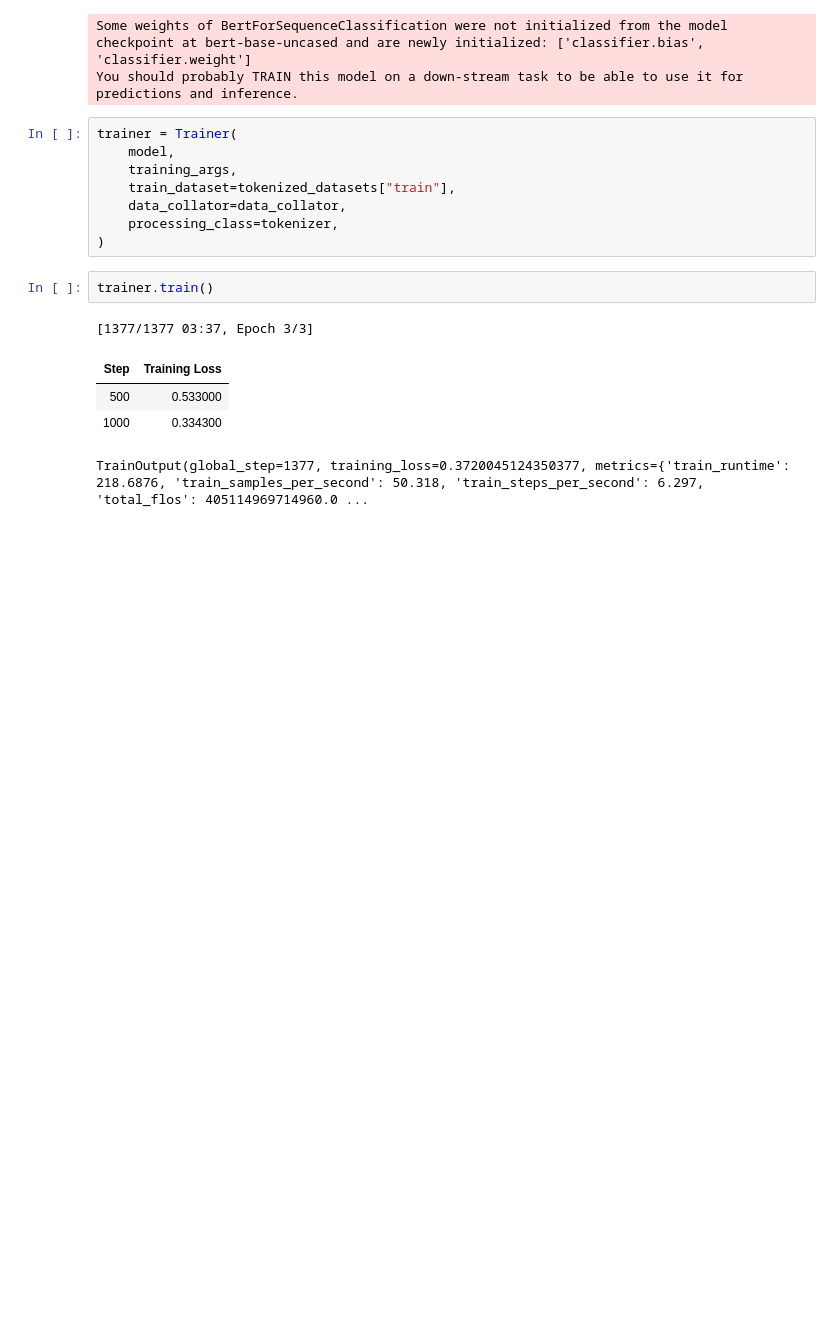
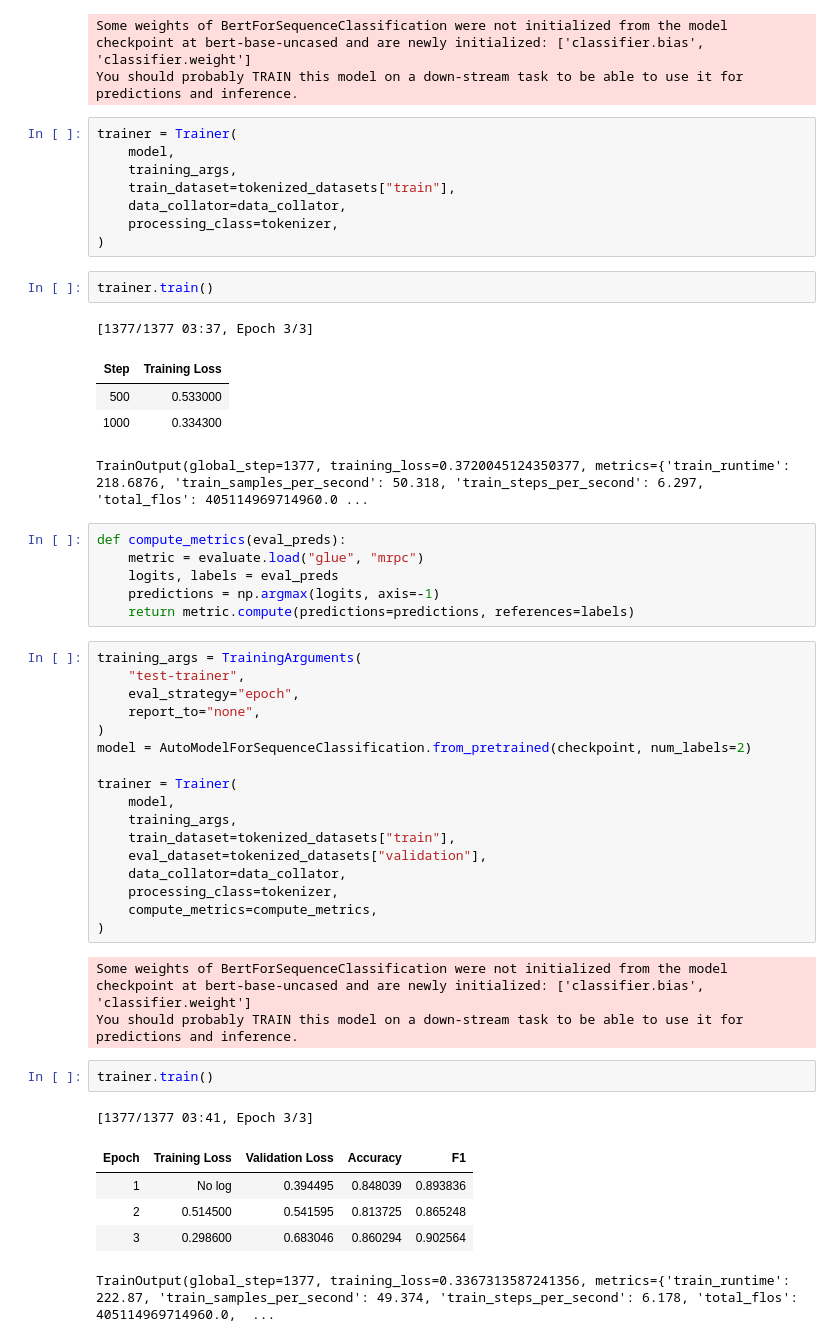
Before and after one commit to AnupJoseph/deep_practice, a Jupyter notebook: basics_of_transformers/HuggingFaceChatper3_3.ipynb, the cells around one changed output. Saved outputs shown, nothing was run; the diff lists cells and outputs as text; blank space fills up the shorter version.

```diff
--- a/basics_of_transformers/HuggingFaceChatper3_3.ipynb
+++ b/basics_of_transformers/HuggingFaceChatper3_3.ipynb
@@ -67,3 +71,38 @@ trainer.train()
 | 500 | 0.533000 |
 | 1000 | 0.334300 |
 TrainOutput(global_step=1377, training_loss=0.3720045124350377, metrics={'train_runtime': 218.6876, 'train_samples_per_second': 50.318, 'train_steps_per_second': 6.297, 'total_flos': 405114969714960.0 ...
+# %%
+def compute_metrics(eval_preds):
+    metric = evaluate.load("glue", "mrpc")
+    logits, labels = eval_preds
+    predictions = np.argmax(logits, axis=-1)
+    return metric.compute(predictions=predictions, references=labels)
+# %%
+training_args = TrainingArguments(
+    "test-trainer",
+    eval_strategy="epoch",
+    report_to="none",
+)
+model = AutoModelForSequenceClassification.from_pretrained(checkpoint, num_labels=2)
+
+trainer = Trainer(
+    model,
+    training_args,
+    train_dataset=tokenized_datasets["train"],
+    eval_dataset=tokenized_datasets["validation"],
+    data_collator=data_collator,
+    processing_class=tokenizer,
+    compute_metrics=compute_metrics,
+)
+# %% [output]
+Some weights of BertForSequenceClassification were not initialized from the model checkpoint at bert-base-uncased and are newly initialized: ['classifier.bias', 'classifier.weight']
+You should probably TRAIN this model on a down-stream task to be able to use it for predictions and inference.
+# %%
+trainer.train()
+# %% [output]
+[1377/1377 03:41, Epoch 3/3]
+| Epoch | Training Loss | Validation Loss | Accuracy | F1 |
+| 1 | No log | 0.394495 | 0.848039 | 0.893836 |
+| 2 | 0.514500 | 0.541595 | 0.813725 | 0.865248 |
+| 3 | 0.298600 | 0.683046 | 0.860294 | 0.902564 |
+TrainOutput(global_step=1377, training_loss=0.3367313587241356, metrics={'train_runtime': 222.87, 'train_samples_per_second': 49.374, 'train_steps_per_second': 6.178, 'total_flos': 405114969714960.0,  ...
```
Also changed, not shown: parts of 3 cells of this notebook.
